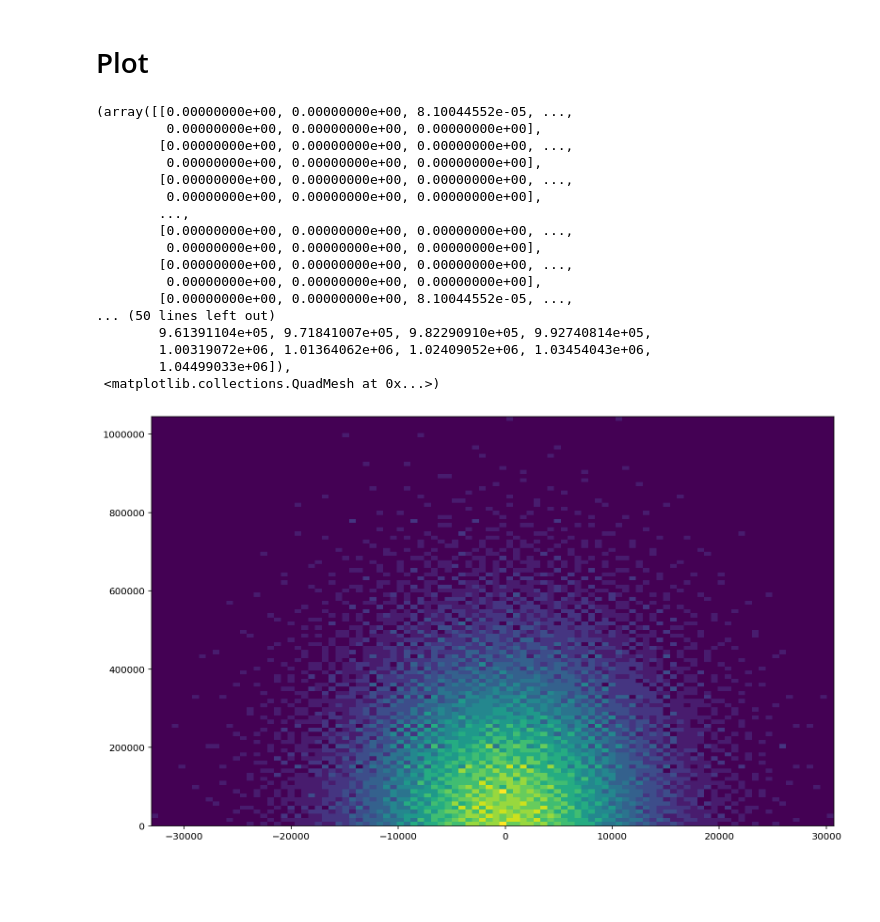
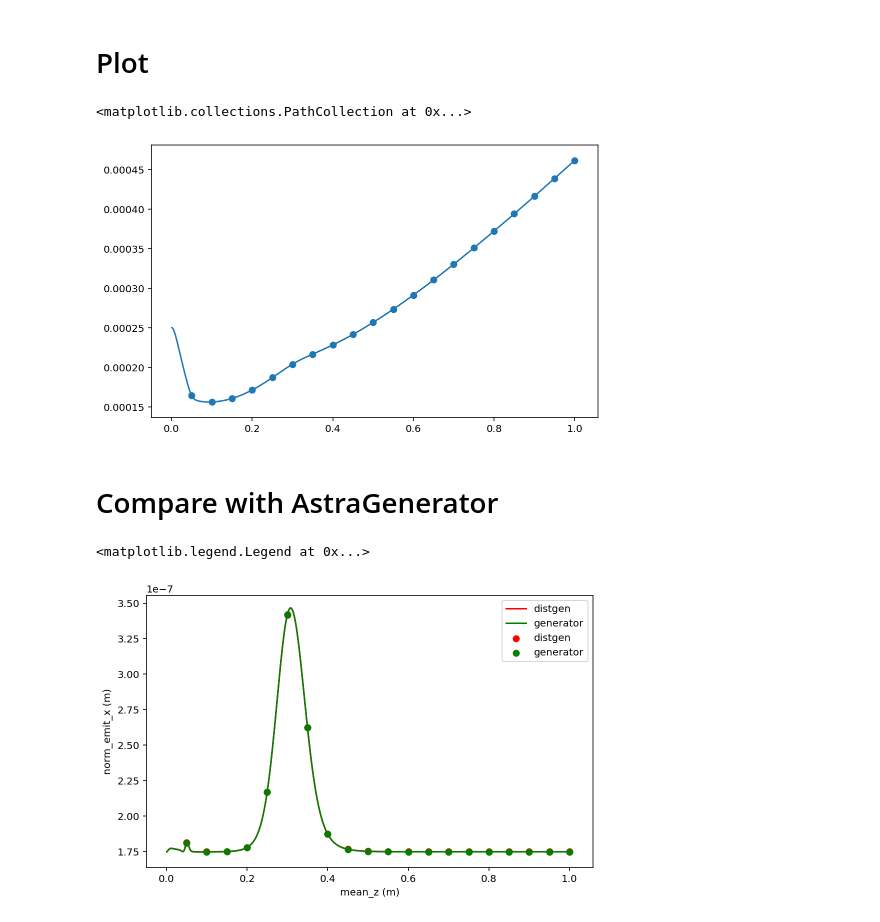
Before and after one commit to ChristopherMayes/lume-astra, a Jupyter notebook: examples/simple_distgen_example.ipynb, the cells around one changed output. Cells and saved outputs as stored; diff of their text form; code cells hidden in the pictures; blank space fills up the shorter version.

Commit message:
Full distgen integration. Added initial_particles. Scan example

```diff
--- a/examples/simple_distgen_example.ipynb
+++ b/examples/simple_distgen_example.ipynb
@@ -99,29 +99,34 @@ w 8.10044552450385e-05 dimensionless
+# %%
+# Input template file
+ASTRA_IN = os.path.join(template_dir, 'dcgun/astra.in')
+# %%
+# Make an Astra object
+A = Astra(input_file=ASTRA_IN, initial_particles=P)
+
+# Change some inputs
+A.input['newrun']['zemit']  = 1000
+A.input['newrun']['zphase'] = 20
+A.input['newrun']['phases'] = True
+A.input['newrun']['zstop']  = 1
+
+# Special flag
+A.verbose = False
+# %%
+A.run()
 # %% [markdown]
 # Plot
 # %%
+import matplotlib
 import matplotlib.pyplot as plt
-import matplotlib
-matplotlib.rcParams['figure.figsize'] = (13,8)
+
+%matplotlib inline
 %config InlineBackend.figure_format = 'retina'
-#%matplotlib inline
+matplotlib.rcParams['figure.figsize'] = (8,5)
-# %%
-plt.hist2d(1000*BEAM['t'].magnitude, 1000*BEAM['pz'].magnitude, weights=BEAM['w'].magnitude, bins=100)
-# %% [output]
-(array([[0.00000000e+00, 0.00000000e+00, 8.10044552e-05, ...,
-         0.00000000e+00, 0.00000000e+00, 0.00000000e+00],
-        [0.00000000e+00, 0.00000000e+00, 0.00000000e+00, ...,
-         0.00000000e+00, 0.00000000e+00, 0.00000000e+00],
-        [0.00000000e+00, 0.00000000e+00, 0.00000000e+00, ...,
-         0.00000000e+00, 0.00000000e+00, 0.00000000e+00],
-        ...,
-        [0.00000000e+00, 0.00000000e+00, 0.00000000e+00, ...,
-         0.00000000e+00, 0.00000000e+00, 0.00000000e+00],
-        [0.00000000e+00, 0.00000000e+00, 0.00000000e+00, ...,
-         0.00000000e+00, 0.00000000e+00, 0.00000000e+00],
-        [0.00000000e+00, 0.00000000e+00, 8.10044552e-05, ...,
-... (50 lines left out)
-        9.61391104e+05, 9.71841007e+05, 9.82290910e+05, 9.92740814e+05,
-        1.00319072e+06, 1.01364062e+06, 1.02409052e+06, 1.03454043e+06,
-        1.04499033e+06]),
- <matplotlib.collections.QuadMesh at 0x...>)
-[figure, removed]
+# %%
+plt.plot(A.stat('mean_z'), A.stat('sigma_x'))
+plt.scatter(A.particle_stat('mean_z'), A.particle_stat('sigma_x'))
+# %% [output]
+<matplotlib.collections.PathCollection at 0x...>
+[figure, added]
+# %% [markdown]
+# Compare with AstraGenerator
@@ -127,0 +151,17 @@ plt.hist2d(1000*BEAM['t'].magnitude, 1000*BEAM['pz'].magnitude, weights=BEAM['w'
+# %%
+
+k1 = 'mean_z'
+k2 = 'norm_emit_x'
+
+u1 = A.units(k1)
+u2 = A.units(k2)
+plt.xlabel(k1+f' ({u1})')
+plt.ylabel(k2+f' ({u2})')
+plt.plot(A.stat(k1), A.stat(k2), color='red', label='distgen')
+plt.plot(A2.stat(k1), A2.stat(k2), color='green', label='generator')
+plt.scatter(A.particle_stat(k1), A.particle_stat(k2), color='red', label='distgen'),
+plt.scatter(A2.particle_stat(k1), A2.particle_stat(k2), color='green', label='generator')
+plt.legend()
+# %% [output]
+<matplotlib.legend.Legend at 0x...>
+[figure, added]
```
Also changed, not shown: parts of 18 cells of this notebook, 15 other files.
